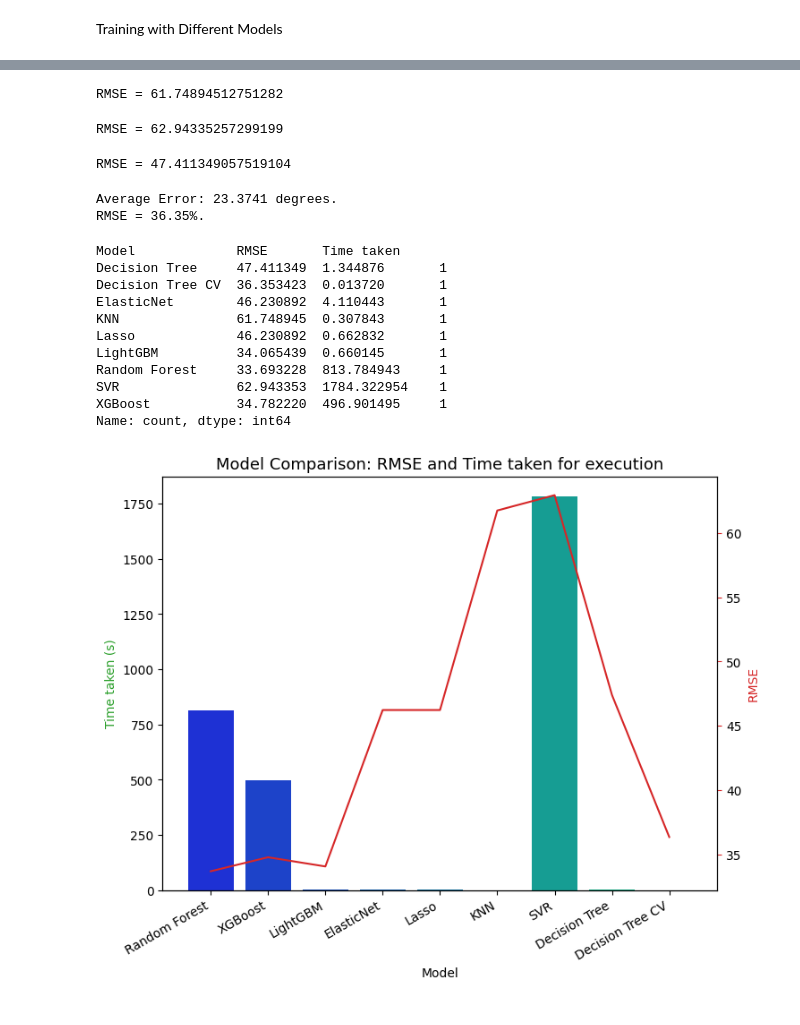
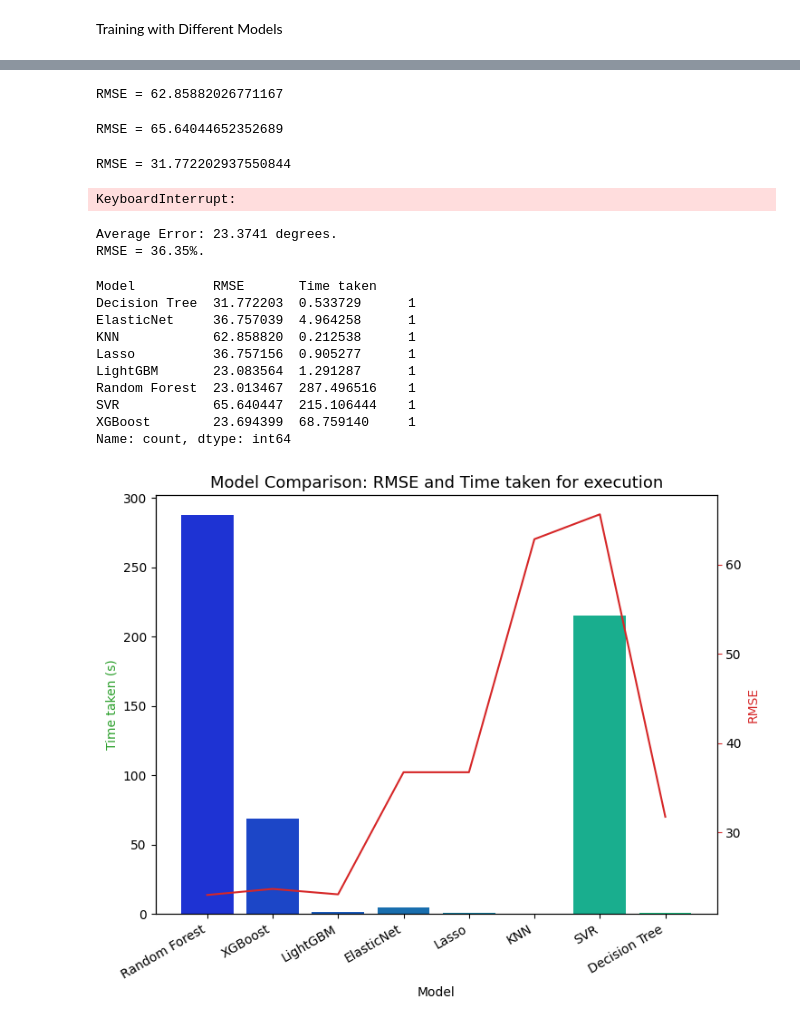
Before and after one commit to dikaizm/data-slayer, a Jupyter notebook: notebooks/3.1-model-exploration.ipynb, the cells around one changed output, grey strips where cells are left out. Drawn from its saved outputs; the diff is of its cells as text; code cells hidden in the pictures.

Commit message:
Update new data

```diff
--- a/notebooks/3.1-model-exploration.ipynb
+++ b/notebooks/3.1-model-exploration.ipynb
@@ -1,10 +1,10 @@
 # %%
 import pickle
 
-with open('../data/processed/train-processed-v2.pkl', 'rb') as f:
+with open('../data/processed/train-processed-v3.pkl', 'rb') as f:
     train = pickle.load(f)
 
-with open('../data/processed/test-processed-v2.pkl', 'rb') as f:
+with open('../data/processed/test-processed-v3.pkl', 'rb') as f:
     test = pickle.load(f)
 
 train.columns.to_numpy()
@@ -227,7 +226,7 @@ params_knn = {
 model_knn = KNeighborsRegressor(**params_knn)
 model_knn, rmse_knn, tt_knn = run_model(model_knn, X_train, y_train, X_test, y_test)
 # %% [output]
-RMSE = 61.74894512751282
+RMSE = 62.85882026771167
 # %%
 from sklearn.svm import SVR
 
@@ -248,7 +247,7 @@ params_svr = {
 model_svr = SVR(**params_svr)
 model_svr, rmse_svr, tt_svr = run_model(model_svr, X_train, y_train, X_test, y_test)
 # %% [output]
-RMSE = 62.94335257299199
+RMSE = 65.64044652352689
 # %%
 from sklearn.tree import DecisionTreeRegressor
 
@@ -266,7 +265,7 @@ params_dtr = {
 model_dtr = DecisionTreeRegressor(**params_dtr)
 model_dtr, rmse_dtr, tt_dtr = run_model(model_dtr, X_train, y_train, X_test, y_test)
 # %% [output]
-RMSE = 47.411349057519104
+RMSE = 31.772202937550844
 # %%
 from sklearn.tree import DecisionTreeRegressor
 from sklearn.model_selection import GridSearchCV
@@ -291,6 +290,8 @@ grid_search.fit(X_train, y_train)
 
 best_params = grid_search.best_params_
 best_model_dtrcv = grid_search.best_estimator_
+# %% [output]
+KeyboardInterrupt:
 # %%
 model_dtrcv, rmse_dtrcv, tt_dtrcv = evaluate(best_model_dtrcv, X_test, y_test)
 # %% [output]
@@ -299,44 +300,43 @@ RMSE = 36.35%.
 # %%
 import pandas as pd
 import seaborn as sns
 
-rmse = [rmse_rf, rmse_xgb, rmse_lgb, rmse_elcv, rmse_lcv, rmse_knn, rmse_svr, rmse_dtr, rmse_dtrcv]
-tt = [tt_rf, tt_xgb, tt_lgb, tt_elcv, tt_lcv, tt_knn, tt_svr, tt_dtr, tt_dtrcv]
+rmse = [rmse_rf, rmse_xgb, rmse_lgb, rmse_elcv, rmse_lcv, rmse_knn, rmse_svr, rmse_dtr]
+tt = [tt_rf, tt_xgb, tt_lgb, tt_elcv, tt_lcv, tt_knn, tt_svr, tt_dtr]
 
-model_data = {'Model': ['Random Forest', 'XGBoost', 'LightGBM', 'ElasticNet', 'Lasso', 'KNN', 'SVR', 'Decision Tree', 'Decision Tree CV'],
+model_data = {'Model': ['Random Forest', 'XGBoost', 'LightGBM', 'ElasticNet', 'Lasso', 'KNN', 'SVR', 'Decision Tree'],
               'RMSE': rmse,
               'Time taken': tt}
 model_data = pd.DataFrame(model_data)
 
 score = model_data[['Model', 'RMSE', 'Time taken']].value_counts()
 print(score)
 
 fig, ax1 = plt.subplots(figsize=(8,6))
 ax1.set_title('Model Comparison: RMSE and Time taken for execution', fontsize=13)
 color = 'tab:green'
 ax1.set_xlabel('Model', fontsize=10)
 ax1.set_ylabel('Time taken (s)', fontsize=10, color=color)
 ax2 = sns.barplot(x='Model', y='Time taken', data = model_data, hue='Model', legend=False, palette='winter')
 ax1.tick_params(axis='y')
 ax2 = ax1.twinx()
 color = 'tab:red'
 ax2.set_ylabel('RMSE', fontsize=10, color=color)
 ax2 = sns.lineplot(x='Model', y='RMSE', data = model_data, sort=False, color=color)
 ax2.tick_params(axis='y', color=color)
 
 ax1.set_xticklabels(ax1.get_xticklabels(), rotation=30, ha='right')
 
 plt.show()
 # %% [output]
-Model             RMSE       Time taken
-Decision Tree     47.411349  1.344876       1
-Decision Tree CV  36.353423  0.013720       1
-ElasticNet        46.230892  4.110443       1
-KNN               61.748945  0.307843       1
-Lasso             46.230892  0.662832       1
-LightGBM          34.065439  0.660145       1
-Random Forest     33.693228  813.784943     1
-SVR               62.943353  1784.322954    1
-XGBoost           34.782220  496.901495     1
+Model          RMSE       Time taken
+Decision Tree  31.772203  0.533729      1
+ElasticNet     36.757039  4.964258      1
+KNN            62.858820  0.212538      1
+Lasso          36.757156  0.905277      1
+LightGBM       23.083564  1.291287      1
+Random Forest  23.013467  287.496516    1
+SVR            65.640447  215.106444    1
+XGBoost        23.694399  68.759140     1
 Name: count, dtype: int64
-[figure, old version]
+[figure, new version]
```
Also changed, not shown: parts of 5 cells of this notebook, 17 other files.
